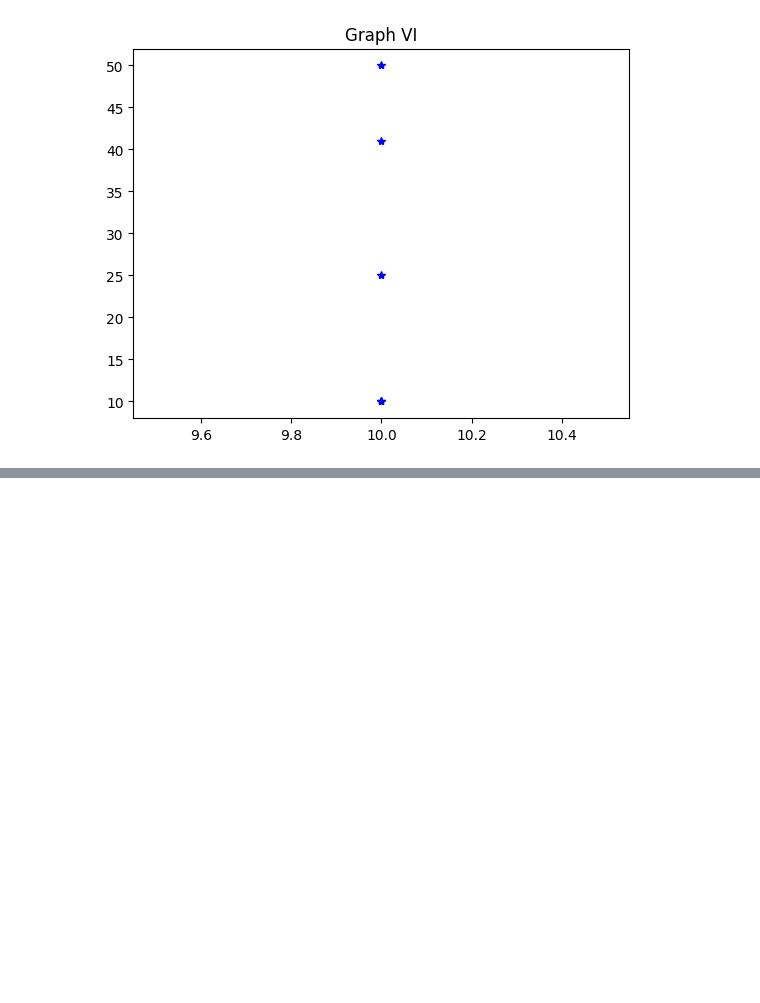
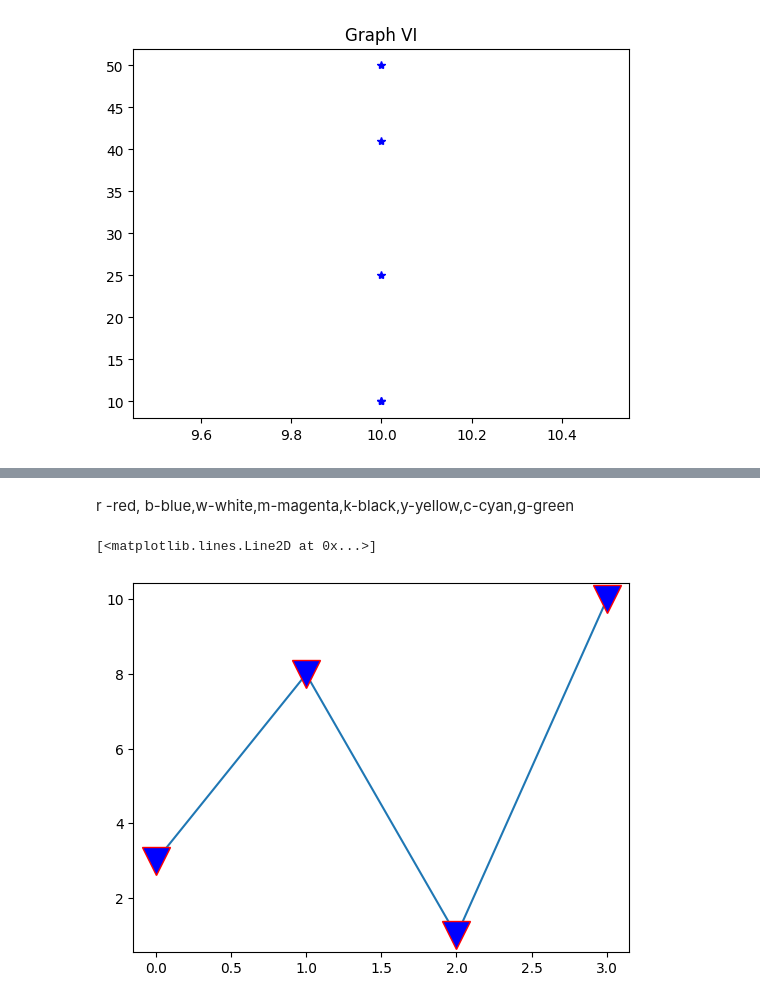
Before and after one commit to Sath2003/DAV, a Jupyter notebook: LABSHEET - 1.ipynb, the cells around one changed output, grey strips where cells are left out. Saved outputs shown, nothing was run; the diff lists cells and outputs as text; code cells hidden in the pictures; blank space fills up the shorter version.

```diff
--- a/LABSHEET - 1.ipynb
+++ b/LABSHEET - 1.ipynb
@@ -178,0 +199,11 @@ EXERCISE - 2 : GET TOTAL PROFIT OF ALL MONTHS AND SHOW LINE PLOT WITH FOLOOWING
+# %% [markdown]
+r -red, b-blue,w-white,m-magenta,k-black,y-yellow,c-cyan,g-green
+# %%
+Y = np.array([3,8,1,10])
+plt.plot(Y,marker='v',ms=20,mec = 'r',mfc = 'b')
+#mec - Marker Edge Color
+#mfc - Marker Face Color
+#ms - Marker Size0.1
+# %% [output]
+[<matplotlib.lines.Line2D at 0x...>]
+[figure, added]
```
Also changed, not shown: parts of 10 cells of this notebook, 1 other file.
